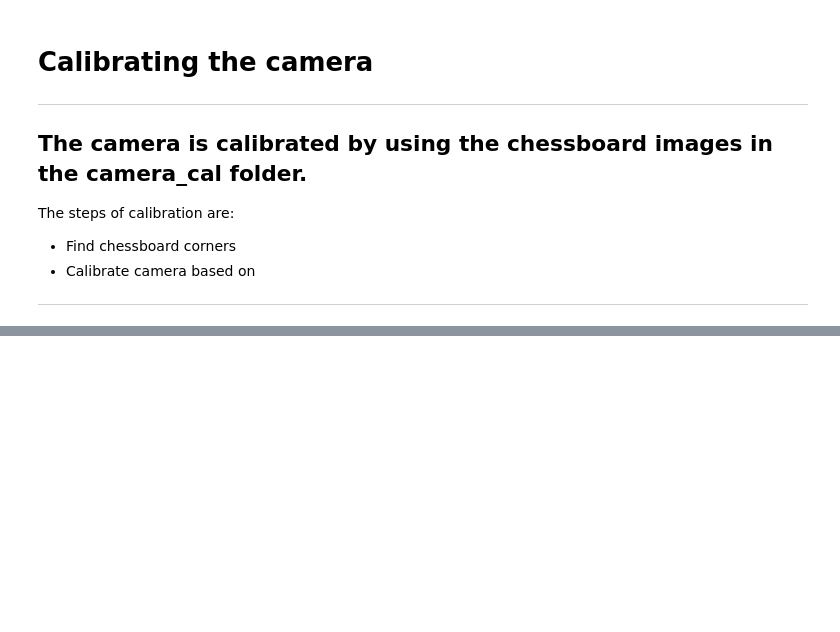
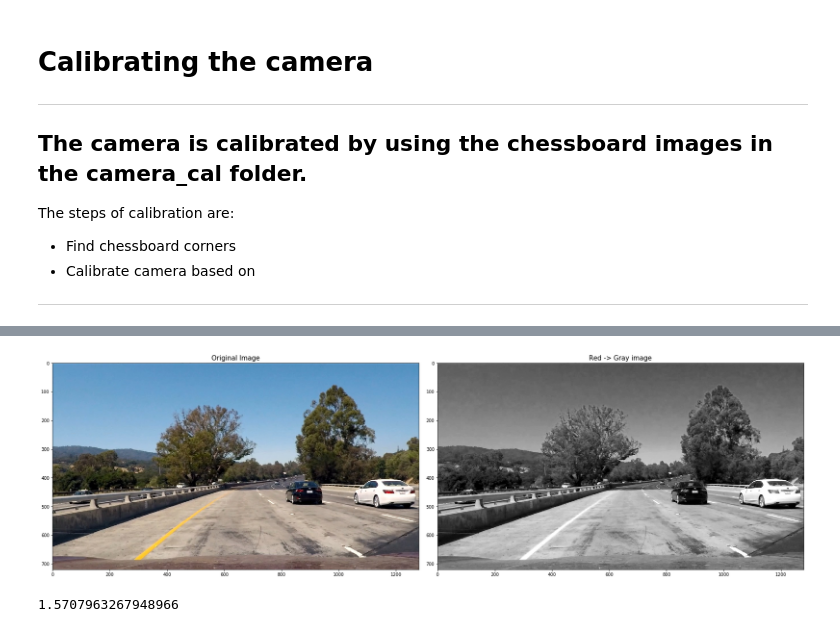
Before and after one commit to iceabella/Advanced-Lane-Finding, a Jupyter notebook: AdvancedLaneLines.ipynb, the cells around one changed output, grey strips where cells are left out. Cells and saved outputs as stored; diff of their text form; code cells hidden in the pictures; blank space fills up the shorter version.

```diff
--- a/AdvancedLaneLines.ipynb
+++ b/AdvancedLaneLines.ipynb
@@ -98,0 +262,22 @@ ax2.set_title('Undistorted Image', fontsize=30)
+# %%
+# Read in an image
+img = mpimg.imread('test_images/test1.jpg')
+
+R_gray = img[:,:,0]
+#R_gray = cv2.cvtColor(R,cv2.COLOR_RGB2GRAY)
+
+
+# Plot the result
+f, axes = plt.subplots(1, 2, figsize=(24, 9))
+f.tight_layout()
+axes[0].imshow(img)
+axes[0].set_title('Original Image', fontsize=15)
+axes[1].imshow(R_gray,cmap='gray')
+axes[1].set_title('Red -> Gray image',fontsize=15)
+plt.subplots_adjust(left=0., right=1, top=0.9, bottom=0.)
+plt.show()
+
+print(np.pi/2)
+# %% [output]
+[figure, added]
+1.5707963267948966
```
Also changed, not shown: parts of 9 cells of this notebook, 2 other files.
